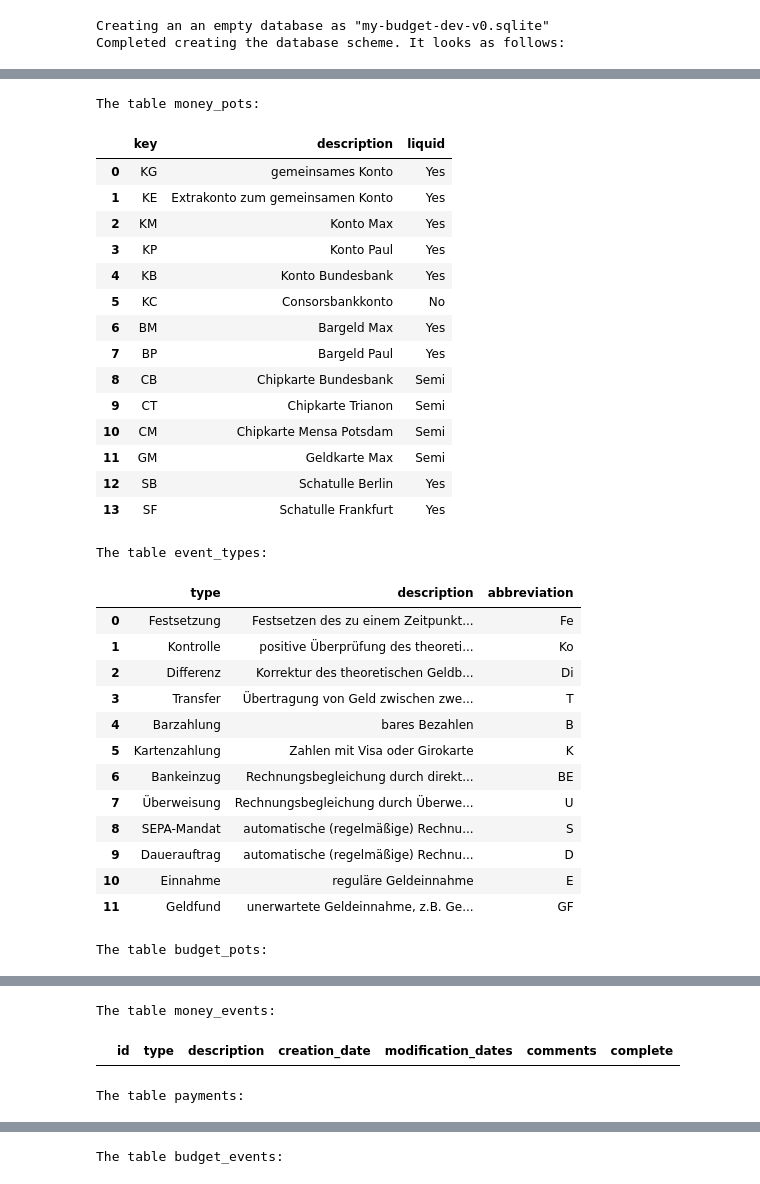
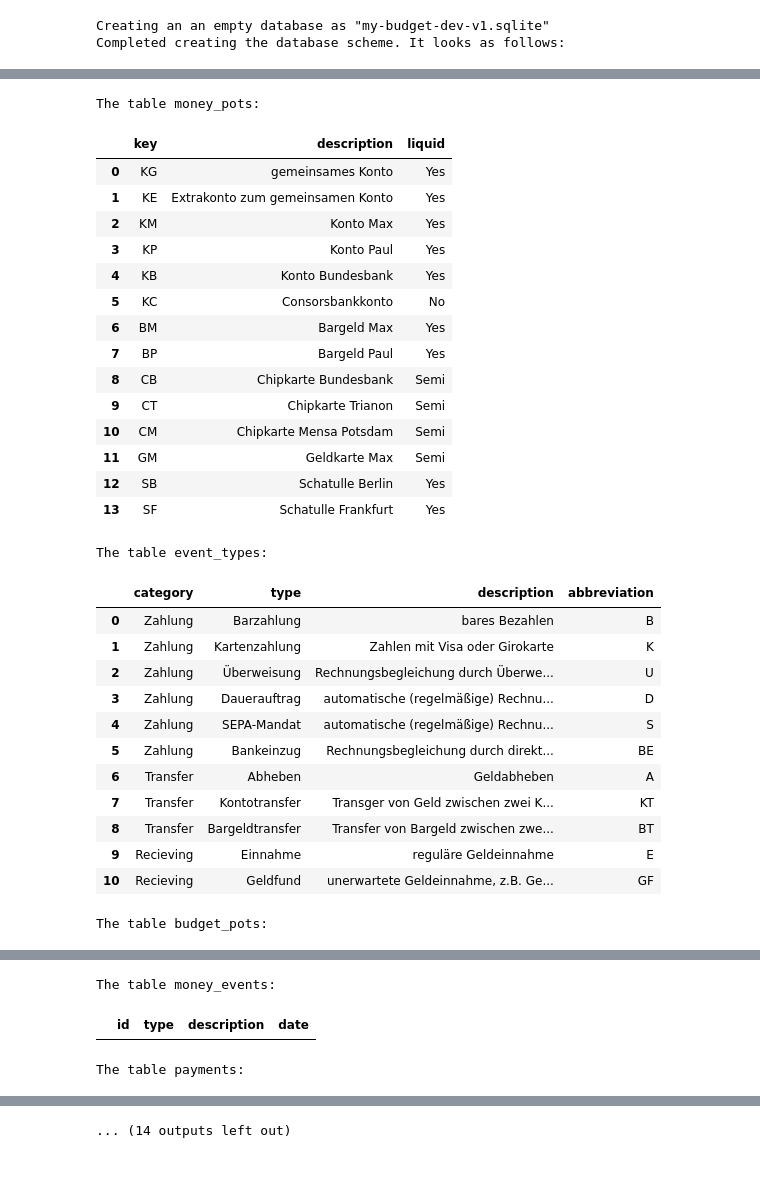
Before and after one commit to maxkoe/budgeter, a Jupyter notebook: excel-to-db.ipynb, the cells around one changed output, grey strips where cells are left out. Cells and saved outputs as stored; diff of their text form; code cells hidden in the pictures.

```diff
--- a/excel-to-db.ipynb
+++ b/excel-to-db.ipynb
@@ -13,14 +13,14 @@ from datetime import datetime as dt
 
 import sqlite3 as sql
 # %%
-db_filename = 'my-budget-dev-v0.sqlite'
+db_filename = 'my-budget-dev-v1.sqlite'
 
 %run nuclear_option.py $db_filename
 %run database_setup.py $db_filename
 
 db = sql.connect(db_filename)
 # %% [output]
-Creating an an empty database as "my-budget-dev-v0.sqlite"
+Creating an an empty database as "my-budget-dev-v1.sqlite"
 Completed creating the database scheme. It looks as follows:
 |  | name |
 | 0 | money_pots |
@@ -32,33 +38,32 @@ Completed creating the database scheme. It looks as follows:
 The table money_pots:
 |  | key | description | liquid |
 | 0 | KG | gemeinsames Konto | Yes |
 | 1 | KE | Extrakonto zum gemeinsamen Konto | Yes |
 | 2 | KM | Konto Max | Yes |
 | 3 | KP | Konto Paul | Yes |
 | 4 | KB | Konto Bundesbank | Yes |
 | 5 | KC | Consorsbankkonto | No |
 | 6 | BM | Bargeld Max | Yes |
 | 7 | BP | Bargeld Paul | Yes |
 | 8 | CB | Chipkarte Bundesbank | Semi |
 | 9 | CT | Chipkarte Trianon | Semi |
 | 10 | CM | Chipkarte Mensa Potsdam | Semi |
 | 11 | GM | Geldkarte Max | Semi |
 | 12 | SB | Schatulle Berlin | Yes |
 | 13 | SF | Schatulle Frankfurt | Yes |
 The table event_types:
-|  | type | description | abbreviation |
-| 0 | Festsetzung | Festsetzen des zu einem Zeitpunkt... | Fe |
-| 1 | Kontrolle | positive Überprüfung des theoreti... | Ko |
-| 2 | Differenz | Korrektur des theoretischen Geldb... | Di |
-| 3 | Transfer | Übertragung von Geld zwischen zwe... | T |
-| 4 | Barzahlung | bares Bezahlen | B |
-| 5 | Kartenzahlung | Zahlen mit Visa oder Girokarte | K |
-| 6 | Bankeinzug | Rechnungsbegleichung durch direkt... | BE |
-| 7 | Überweisung | Rechnungsbegleichung durch Überwe... | U |
-| 8 | SEPA-Mandat | automatische (regelmäßige) Rechnu... | S |
-| 9 | Dauerauftrag | automatische (regelmäßige) Rechnu... | D |
-| 10 | Einnahme | reguläre Geldeinnahme | E |
-| 11 | Geldfund | unerwartete Geldeinnahme, z.B. Ge... | GF |
+|  | category | type | description | abbreviation |
+| 0 | Zahlung | Barzahlung | bares Bezahlen | B |
+| 1 | Zahlung | Kartenzahlung | Zahlen mit Visa oder Girokarte | K |
+| 2 | Zahlung | Überweisung | Rechnungsbegleichung durch Überwe... | U |
+| 3 | Zahlung | Dauerauftrag | automatische (regelmäßige) Rechnu... | D |
+| 4 | Zahlung | SEPA-Mandat | automatische (regelmäßige) Rechnu... | S |
+| 5 | Zahlung | Bankeinzug | Rechnungsbegleichung durch direkt... | BE |
+| 6 | Transfer | Abheben | Geldabheben | A |
+| 7 | Transfer | Kontotransfer | Transger von Geld zwischen zwei K... | KT |
+| 8 | Transfer | Bargeldtransfer | Transfer von Bargeld zwischen zwe... | BT |
+| 9 | Recieving | Einnahme | reguläre Geldeinnahme | E |
+| 10 | Recieving | Geldfund | unerwartete Geldeinnahme, z.B. Ge... | GF |
 The table budget_pots:
 |  | key | description | type |
 | 0 | L | Lebensmittel | None |
@@ -77,5 +82,5 @@ The table budget_pots:
 | 13 | M | Miscellaneous | None |
 | 14 | T | Transportkosten | M |
 The table money_events:
-|  | id | type | description | creation_date | modification_dates | comments | complete |
+|  | id | type | description | date |
 The table payments:
@@ -83 +88 @@ The table payments:
-The table budget_events:
+... (14 outputs left out)
```
Also changed, not shown: parts of 13 cells of this notebook, 3 other files.
